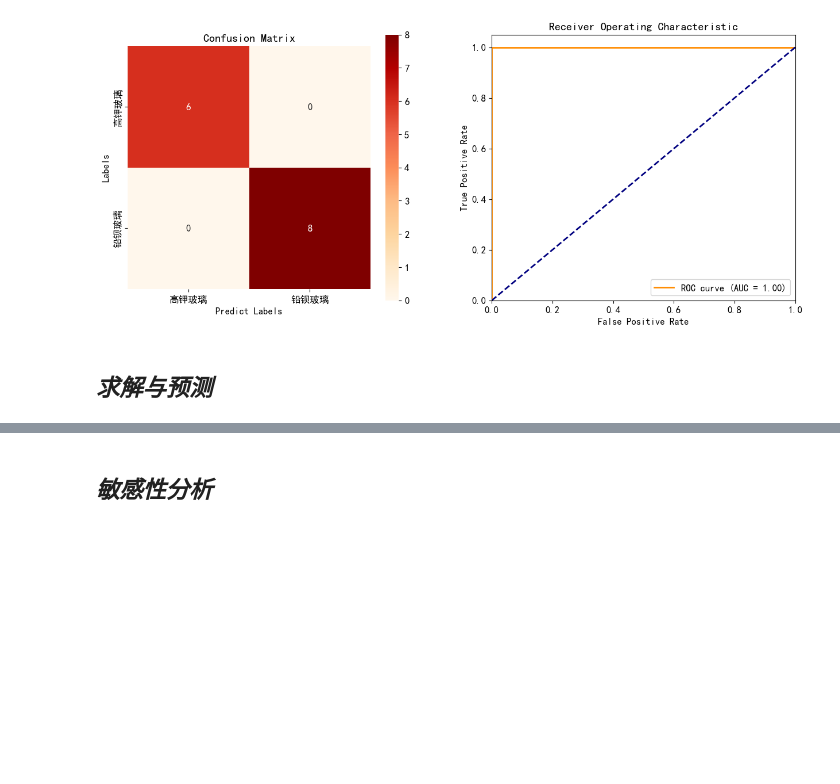
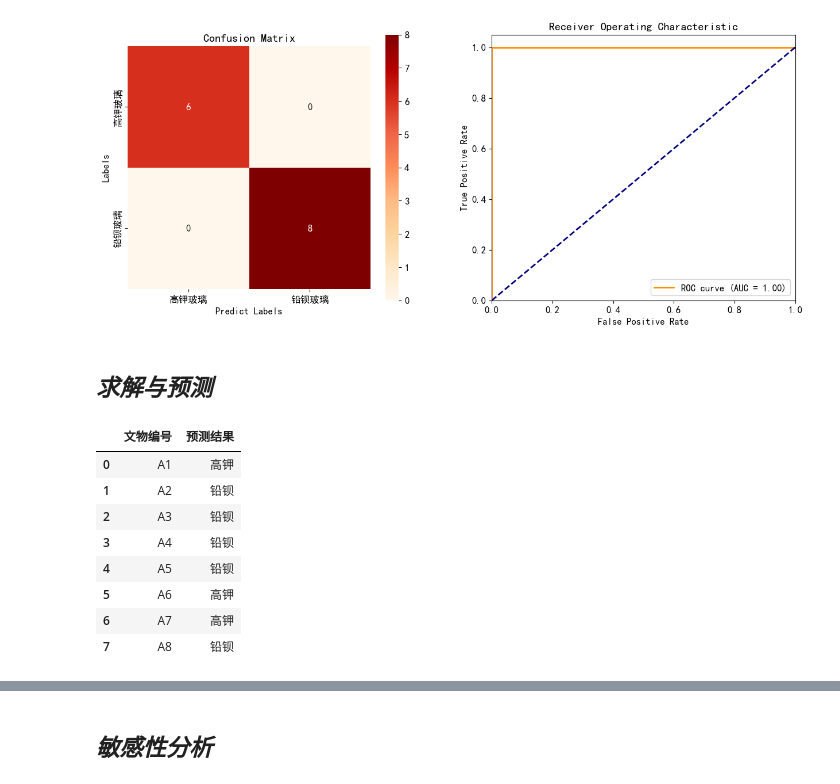
Before and after one commit to XingA02/CUMCM-2022C, a Jupyter notebook: 3_简单预测.ipynb, the cells around one changed output, grey strips where cells are left out. Saved outputs shown, nothing was run; the diff lists cells and outputs as text; code cells hidden in the pictures; blank space fills up the shorter version.

```diff
--- a/3_简单预测.ipynb
+++ b/3_简单预测.ipynb
@@ -119,10 +119,21 @@ The PostScript backend does not support transparency; partially transparent arti
 # %%
 # 完成未知样本的预测并反标签化
 y_valid = LGB.predict(X_valid)
 predict_result = labelencoder.inverse_transform(y_valid)
 
 # 将结果以DataFrame形式输出
 predict_result = pd.DataFrame(predict_result.T)
 predict_result['ID'] = (pd.read_excel("中间数据集\\经过清洗的数据集3.xlsx"))['文物编号']
 predict_result.columns = ['预测结果', '文物编号']
 predict_result = predict_result[['文物编号', '预测结果']]
+predict_result
+# %% [output]
+|  | 文物编号 | 预测结果 |
+| 0 | A1 | 高钾 |
+| 1 | A2 | 铅钡 |
+| 2 | A3 | 铅钡 |
+| 3 | A4 | 铅钡 |
+| 4 | A5 | 铅钡 |
+| 5 | A6 | 高钾 |
+| 6 | A7 | 高钾 |
+| 7 | A8 | 铅钡 |
```
Also changed, not shown: parts of 4 cells of this notebook, 9 other files.
